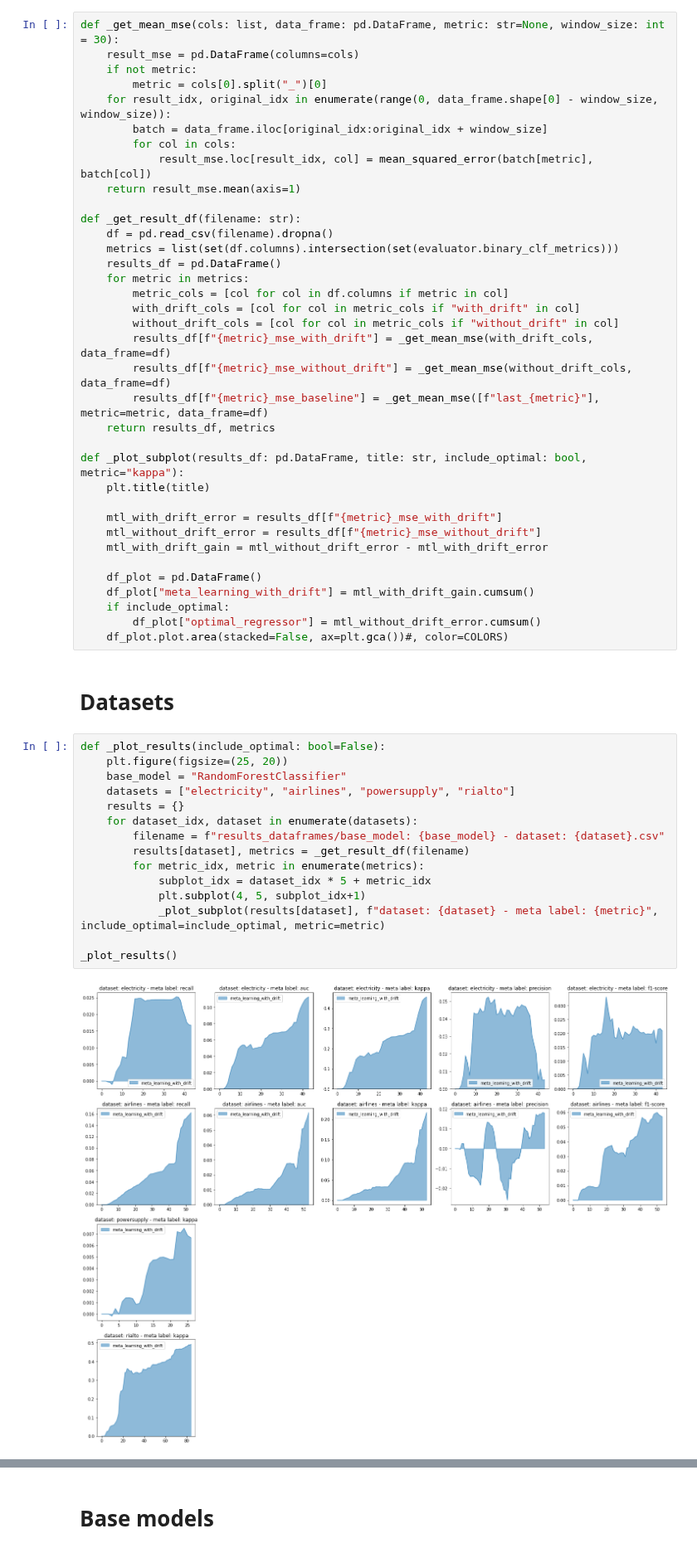
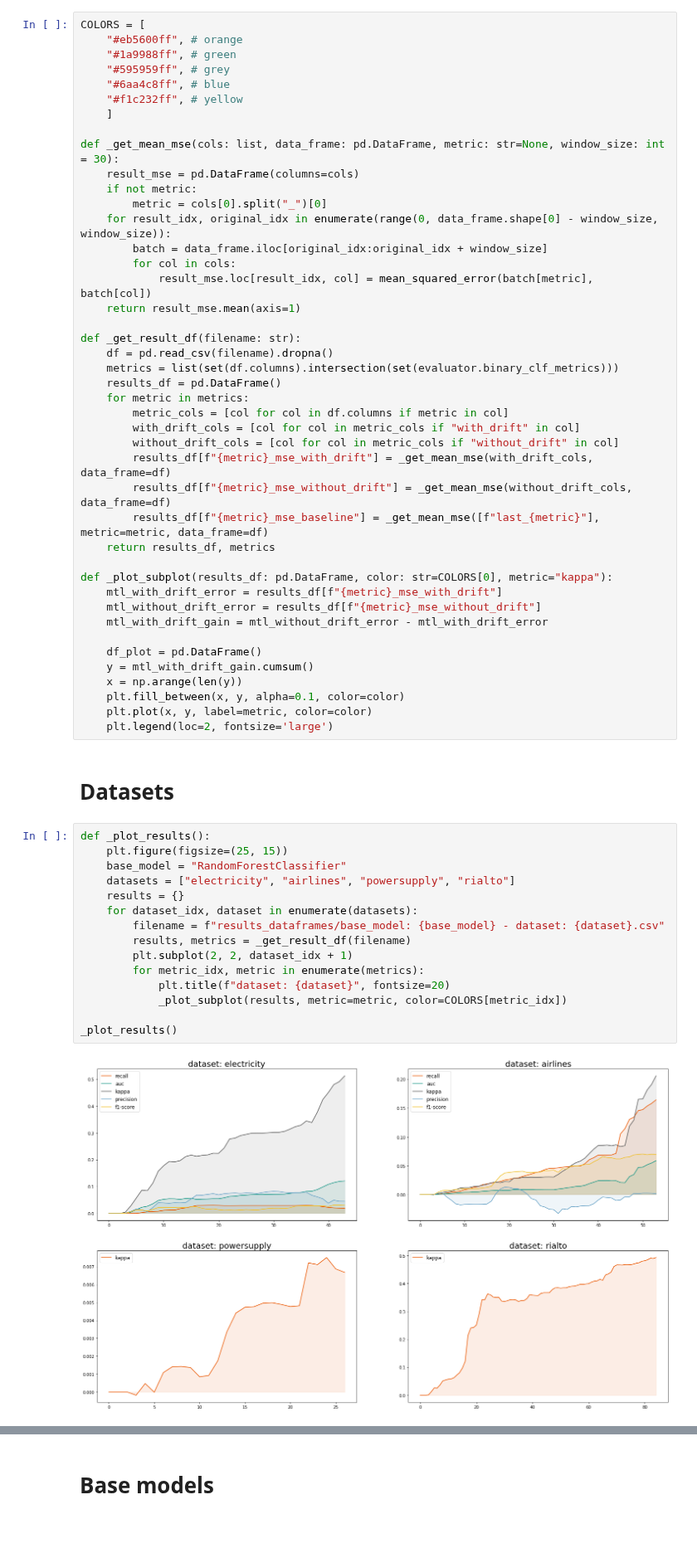
Before and after one commit to feamelo/drift-meta-learning, a Jupyter notebook: src/experiments/results/result_gain.ipynb, the cells around one changed output, grey strips where cells are left out. Shown at 83% size. Cells and saved outputs as stored; diff of their text form; blank space fills up the shorter version.

```diff
--- a/src/experiments/results/result_gain.ipynb
+++ b/src/experiments/results/result_gain.ipynb
@@ -10,6 +11,14 @@ import matplotlib.pyplot as plt
 from meta_learning import evaluator
 from sklearn.metrics import mean_squared_error
 # %%
+COLORS = [
+    "#eb5600ff", # orange
+    "#1a9988ff", # green
+    "#595959ff", # grey
+    "#6aa4c8ff", # blue
+    "#f1c232ff", # yellow
+    ]
+
 def _get_mean_mse(cols: list, data_frame: pd.DataFrame, metric: str=None, window_size: int = 30):
     result_mse = pd.DataFrame(columns=cols)
     if not metric:
@@ -33,34 +42,33 @@ def _get_result_df(filename: str):
         results_df[f"{metric}_mse_baseline"] = _get_mean_mse([f"last_{metric}"], metric=metric, data_frame=df)
     return results_df, metrics
 
-def _plot_subplot(results_df: pd.DataFrame, title: str, include_optimal: bool, metric="kappa"):
-    plt.title(title)
-
+def _plot_subplot(results_df: pd.DataFrame, color: str=COLORS[0], metric="kappa"):
     mtl_with_drift_error = results_df[f"{metric}_mse_with_drift"]
     mtl_without_drift_error = results_df[f"{metric}_mse_without_drift"]
     mtl_with_drift_gain = mtl_without_drift_error - mtl_with_drift_error
 
     df_plot = pd.DataFrame()
-    df_plot["meta_learning_with_drift"] = mtl_with_drift_gain.cumsum()
-    if include_optimal:
-        df_plot["optimal_regressor"] = mtl_without_drift_error.cumsum()
-    df_plot.plot.area(stacked=False, ax=plt.gca())#, color=COLORS)
+    y = mtl_with_drift_gain.cumsum()
+    x = np.arange(len(y))
+    plt.fill_between(x, y, alpha=0.1, color=color)
+    plt.plot(x, y, label=metric, color=color)
+    plt.legend(loc=2, fontsize='large')
 # %% [markdown]
 # Datasets
 # %%
-def _plot_results(include_optimal: bool=False):
-    plt.figure(figsize=(25, 20))
+def _plot_results():
+    plt.figure(figsize=(25, 15))
     base_model = "RandomForestClassifier"
     datasets = ["electricity", "airlines", "powersupply", "rialto"]
     results = {}
     for dataset_idx, dataset in enumerate(datasets):
         filename = f"results_dataframes/base_model: {base_model} - dataset: {dataset}.csv"
-        results[dataset], metrics = _get_result_df(filename)
+        results, metrics = _get_result_df(filename)
+        plt.subplot(2, 2, dataset_idx + 1)
         for metric_idx, metric in enumerate(metrics):
-            subplot_idx = dataset_idx * 5 + metric_idx
-            plt.subplot(4, 5, subplot_idx+1)
-            _plot_subplot(results[dataset], f"dataset: {dataset} - meta label: {metric}", include_optimal=include_optimal, metric=metric)
+            plt.title(f"dataset: {dataset}", fontsize=20)
+            _plot_subplot(results, metric=metric, color=COLORS[metric_idx])
 
 _plot_results()
 # %% [output]
-[figure, old version]
+[figure, new version]
```
Also changed, not shown: parts of 4 cells of this notebook, 16 other files.
